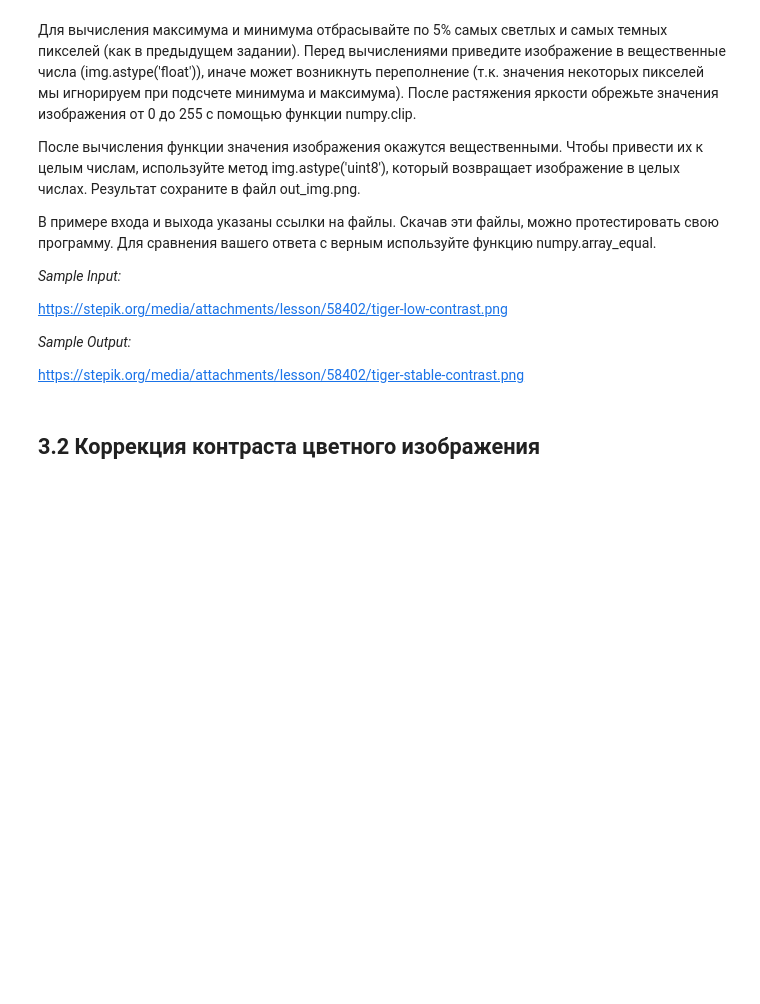
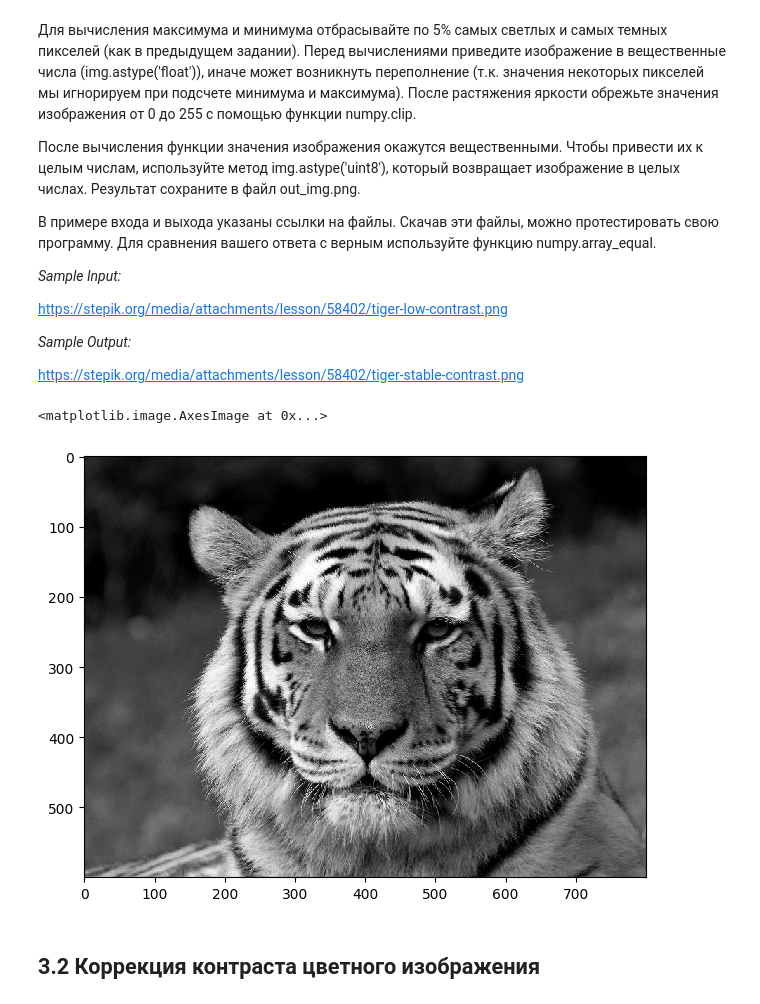
Before and after one commit to ratatatan/itmo-oomd, a Jupyter notebook: Курс_на_Stepik_3_Толкачев_Т.С._K3161.ipynb, the cells around one changed output. Drawn from its saved outputs; the diff is of its cells as text; code cells hidden in the pictures; blank space fills up the shorter version.

```diff
--- a/Курс_на_Stepik_3_Толкачев_Т.С._K3161.ipynb
+++ b/Курс_на_Stepik_3_Толкачев_Т.С._K3161.ipynb
@@ -44,7 +44,7 @@ def get_hist(image):
 
 
 def autocontrast(image):
-  min_x, max_x = np.min(image), np.max(image)
+  min_x, max_x = np.min(img), np.max(img)
   return ((image - min_x)*(255/(max_x - min_x))) \
     .astype(np.uint8)
 
@@ -152,6 +152,24 @@ https://stepik.org/media/attachments/lesson/58402/tiger-low-contrast.png
 https://stepik.org/media/attachments/lesson/58402/tiger-stable-contrast.png
 # %%
 ! wget -O img.png -q https://stepik.org/media/attachments/lesson/58402/tiger-low-contrast.png
+# %%
+def autocontrast(image, min_x, max_x):
+  return np.clip((image - min_x)*(255/(max_x - min_x)),
+                 0, 255) \
+    .astype(np.uint8)
+
+
+img = imread("img.png").astype(np.float16)
+
+k = round(len(img)*0.05)
+sorted_img = np.sort(img.flatten())
+min_x, max_x = sorted_img[k], sorted_img[-k-1]
+
+ac_img = autocontrast(img, min_x, max_x)
+imshow(ac_img)
+# %% [output]
+<matplotlib.image.AxesImage at 0x...>
+[figure, added]
 # %% [markdown]
 ## 3.2 Коррекция контраста цветного изображения
 # %% [markdown]
```
Also changed, not shown: parts of 1 cell of this notebook.
